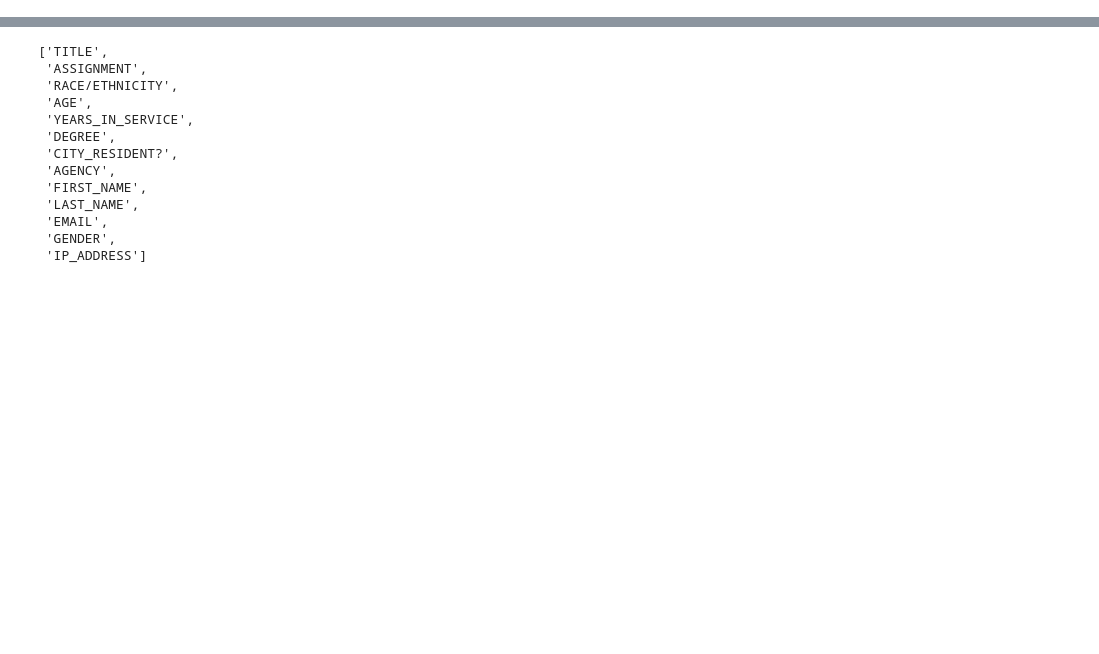
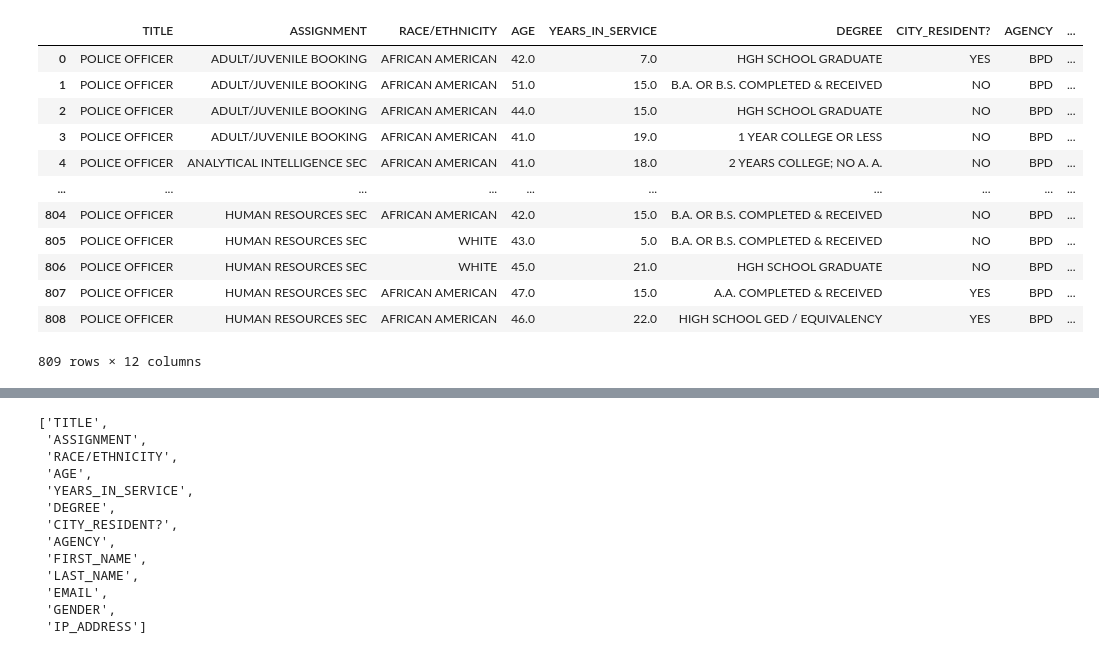
Before and after one commit to ammarlam10/DS23_multimodal_anonymization, a Jupyter notebook: tabluar anonymization.ipynb, the cells around one changed output, grey strips where cells are left out. Drawn from its saved outputs; the diff is of its cells as text; code cells hidden in the pictures; blank space fills up the shorter version.

Commit message:
tabular data

```diff
--- a/tabluar anonymization.ipynb
+++ b/tabluar anonymization.ipynb
@@ -17,0 +19,16 @@ data.shape
+# %%
+data
+# %% [output]
+|  | TITLE | ASSIGNMENT | RACE/ETHNICITY | AGE | YEARS_IN_SERVICE | DEGREE | CITY_RESIDENT? | AGENCY | ... |
+| 0 | POLICE OFFICER | ADULT/JUVENILE BOOKING | AFRICAN AMERICAN | 42.0 | 7.0 | HGH SCHOOL GRADUATE | YES | BPD | ... |
+| 1 | POLICE OFFICER | ADULT/JUVENILE BOOKING | AFRICAN AMERICAN | 51.0 | 15.0 | B.A. OR B.S. COMPLETED & RECEIVED | NO | BPD | ... |
+| 2 | POLICE OFFICER | ADULT/JUVENILE BOOKING | AFRICAN AMERICAN | 44.0 | 15.0 | HGH SCHOOL GRADUATE | NO | BPD | ... |
+| 3 | POLICE OFFICER | ADULT/JUVENILE BOOKING | AFRICAN AMERICAN | 41.0 | 19.0 | 1 YEAR COLLEGE OR LESS | NO | BPD | ... |
+| 4 | POLICE OFFICER | ANALYTICAL INTELLIGENCE SEC | AFRICAN AMERICAN | 41.0 | 18.0 | 2 YEARS COLLEGE; NO A. A. | NO | BPD | ... |
+| ... | ... | ... | ... | ... | ... | ... | ... | ... | ... |
+| 804 | POLICE OFFICER | HUMAN RESOURCES SEC | AFRICAN AMERICAN | 42.0 | 15.0 | B.A. OR B.S. COMPLETED & RECEIVED | NO | BPD | ... |
+| 805 | POLICE OFFICER | HUMAN RESOURCES SEC | WHITE | 43.0 | 5.0 | B.A. OR B.S. COMPLETED & RECEIVED | NO | BPD | ... |
+| 806 | POLICE OFFICER | HUMAN RESOURCES SEC | WHITE | 45.0 | 21.0 | HGH SCHOOL GRADUATE | NO | BPD | ... |
+| 807 | POLICE OFFICER | HUMAN RESOURCES SEC | AFRICAN AMERICAN | 47.0 | 15.0 | A.A. COMPLETED & RECEIVED | YES | BPD | ... |
+| 808 | POLICE OFFICER | HUMAN RESOURCES SEC | AFRICAN AMERICAN | 46.0 | 22.0 | HIGH SCHOOL GED / EQUIVALENCY | YES | BPD | ... |
+809 rows × 12 columns
```
Also changed, not shown: parts of 20 cells of this notebook.
